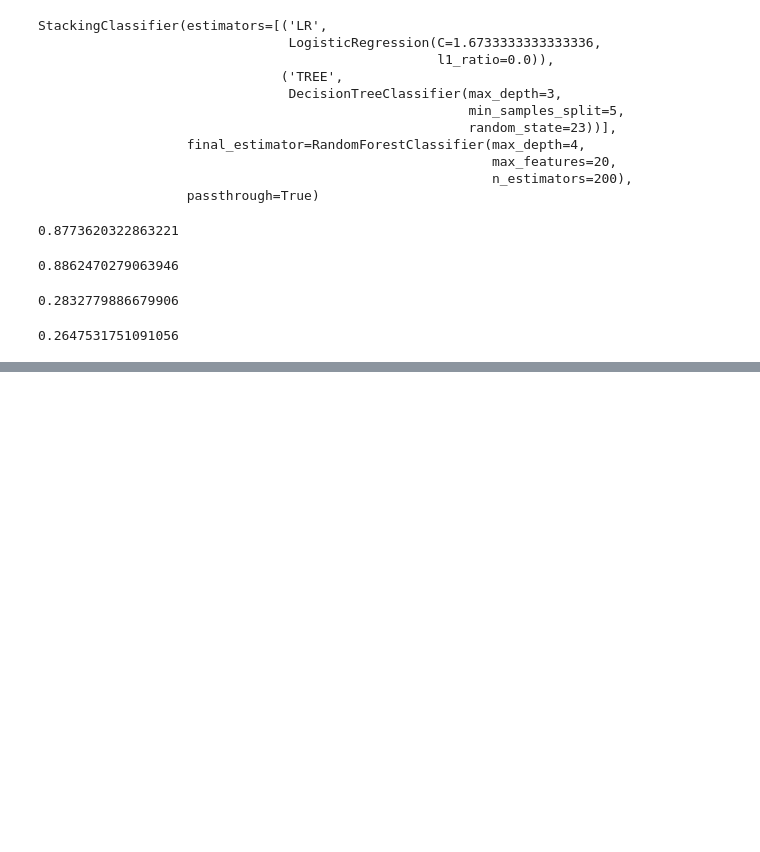
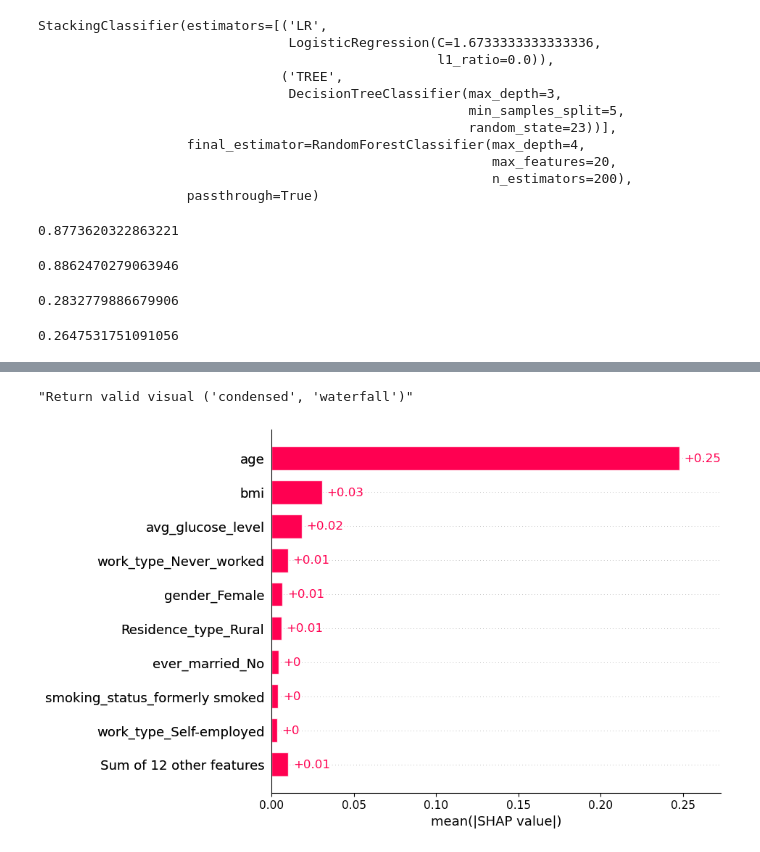
Before and after one commit to Lokeshdeswal/Mulitple_Disease_Prediction, a Jupyter notebook: Brain_final.ipynb, the cells around one changed output, grey strips where cells are left out. Cells and saved outputs as stored; diff of their text form; code cells hidden in the pictures; blank space fills up the shorter version.

```diff
--- a/Brain_final.ipynb
+++ b/Brain_final.ipynb
@@ -503,0 +536,3 @@ pickle.dump(best_gcv_xgb, open(filename, 'wb'))
+# %%
+explainer = shap.Explainer(best_gcv_xgb.predict, x)
+shap_values = explainer(test_x)
@@ -503,0 +551,10 @@ pickle.dump(best_gcv_xgb, open(filename, 'wb'))
+# %%
+
+sample_feature_importance(0)
+# %% [output]
+"Return valid visual ('condensed', 'waterfall')"
+# %%
+
+shap.plots.bar(shap_values)
+# %% [output]
+[figure, added]
```
Also changed, not shown: parts of 33 cells of this notebook, 2 other files.
